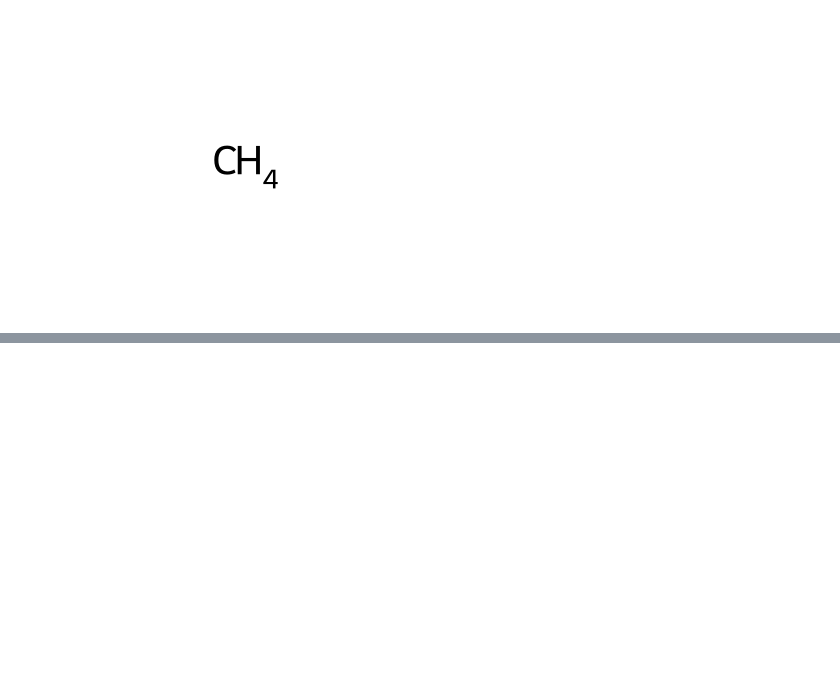
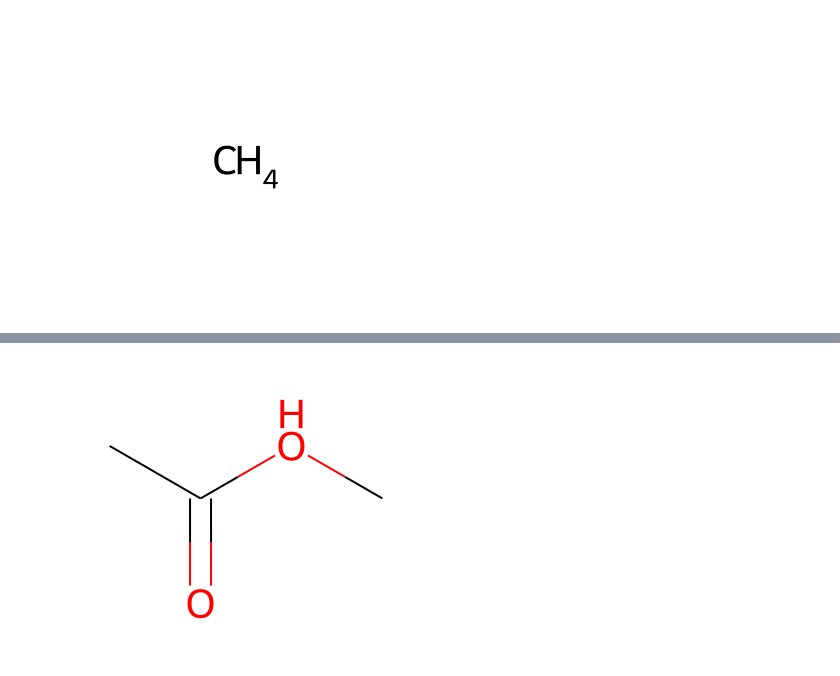
Before and after one commit to bertiewooster/RDKit-playing, a Jupyter notebook: tutorial_examples.ipynb, the cells around one changed output, grey strips where cells are left out. Cells and saved outputs as stored; diff of their text form; code cells hidden in the pictures; blank space fills up the shorter version.

```diff
--- a/tutorial_examples.ipynb
+++ b/tutorial_examples.ipynb
@@ -48,0 +65,4 @@ Draw.MolToImage(rm)
+# %%
+Draw.MolToImage(rms[0])
+# %% [output]
+[figure, added]
```
Also changed, not shown: parts of 9 cells of this notebook.
